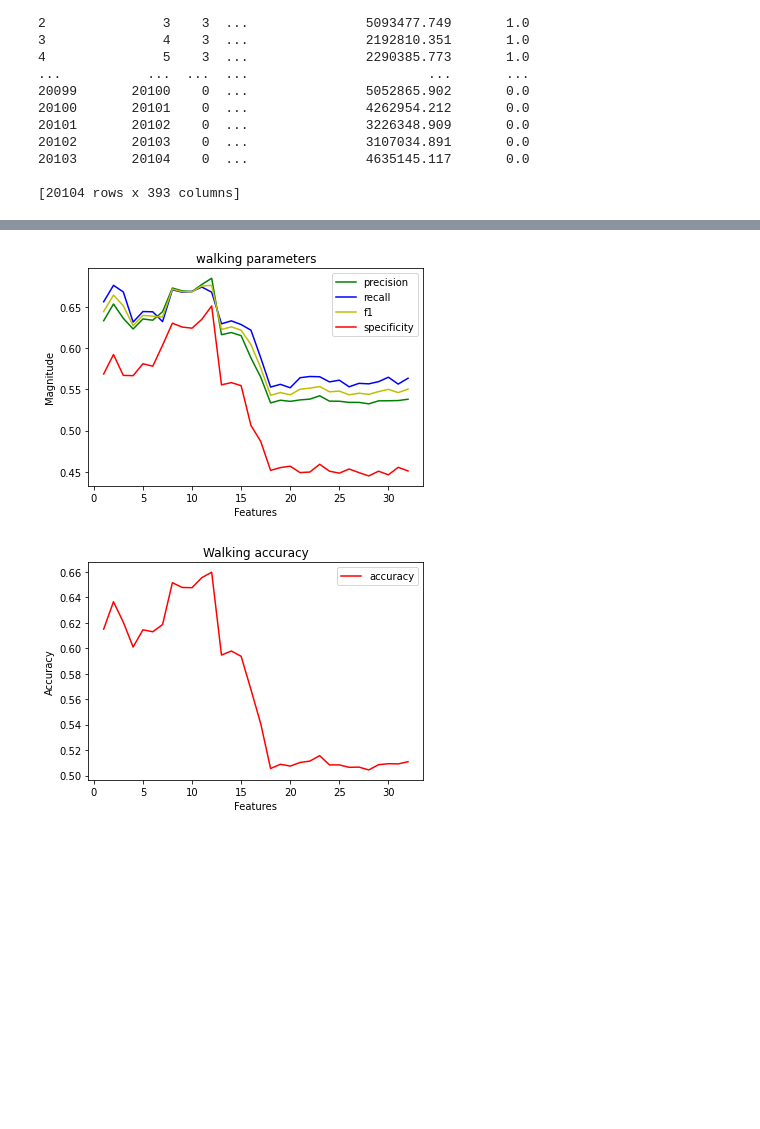
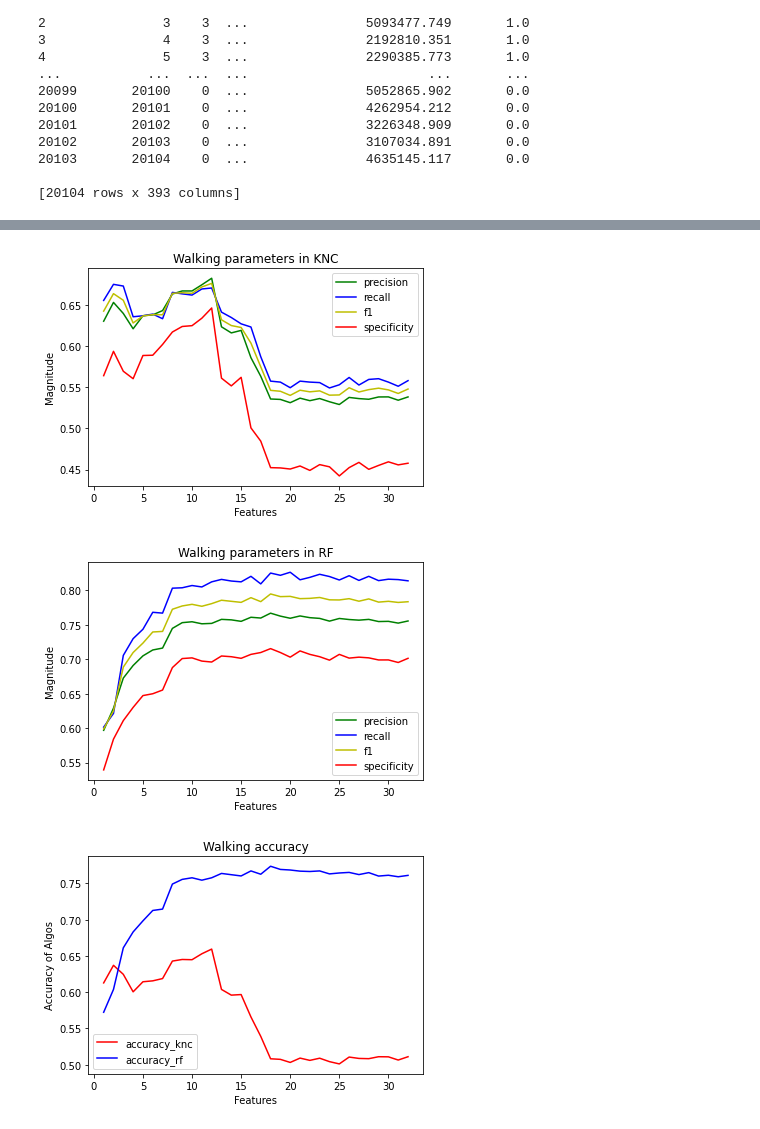
Before and after one commit to chanmol1999/LamenessDetection, a Jupyter notebook: dryad.ipynb, the cells around one changed output, grey strips where cells are left out. Saved outputs shown, nothing was run; the diff lists cells and outputs as text; code cells hidden in the pictures; blank space fills up the shorter version.

```diff
--- a/dryad.ipynb
+++ b/dryad.ipynb
@@ -212,28 +233,51 @@ plt.show()
 # %%
-## walking_graph
+## walk_graph
+## KNC
 features = np.array([1,2,3,4,5,6,7,8,9,10,11,12,13,14,15,16,17,18,19,20,21,22,23,24,25,26,27,28,29,30,31,32])
-accuracy = np.array(walk_test['KNC_accuracy'])
 precision = np.array(walk_test['KNC_precision'])
 recall = np.array(walk_test['KNC_recall'])
 f1 = np.array(walk_test['KNC_f1'])
 specificity = np.array(walk_test['KNC_specificity'])
 plt.plot(features, precision, color='g', label='precision')
 plt.plot(features, recall, color='b', label='recall')
 plt.plot(features, f1, color='y', label='f1')
 plt.plot(features, specificity, color='r', label='specificity')
 plt.xlabel("Features")
 plt.ylabel("Magnitude")
-plt.title("walking parameters")
+plt.title("Walking parameters in KNC")
 plt.legend()
 plt.show()
-plt.plot(features, accuracy, color='r', label='accuracy')
+
+## RF
+features = np.array([1,2,3,4,5,6,7,8,9,10,11,12,13,14,15,16,17,18,19,20,21,22,23,24,25,26,27,28,29,30,31,32])
+precision = np.array(walk_test['RF_precision'])
+recall = np.array(walk_test['RF_recall'])
+f1 = np.array(walk_test['RF_f1'])
+specificity = np.array(walk_test['RF_specificity'])
+plt.plot(features, precision, color='g', label='precision')
+plt.plot(features, recall, color='b', label='recall')
+plt.plot(features, f1, color='y', label='f1')
+plt.plot(features, specificity, color='r', label='specificity')
 plt.xlabel("Features")
-plt.ylabel("Accuracy")
+plt.ylabel("Magnitude")
+plt.title("Walking parameters in RF")
+plt.legend()
+plt.show()
+
+accuracy_knc = np.array(walk_test['KNC_accuracy'])
+accuracy_rf = np.array(walk_test['RF_accuracy'])
+
+plt.plot(features, accuracy_knc, color='r', label='accuracy_knc')
+plt.plot(features, accuracy_rf, color='b', label='accuracy_rf')
+
+plt.xlabel("Features")
+plt.ylabel("Accuracy of Algos")
 plt.title("Walking accuracy")
 plt.legend()
 plt.show()
 # %% [output]
-[figure, old version]
+[figure, new version]
-[figure, old version]
+[figure, new version]
+[figure, added]
 # %%
 ## standing_graph
```
Also changed, not shown: parts of 8 cells of this notebook.
